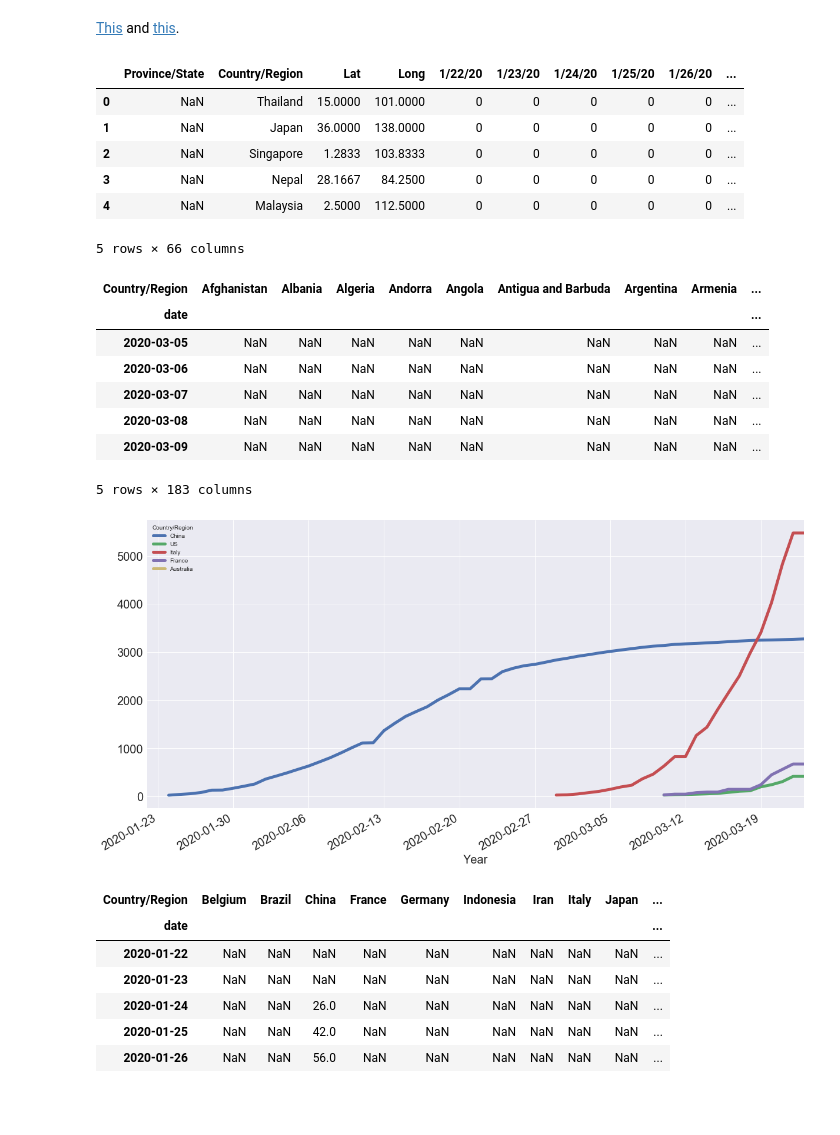
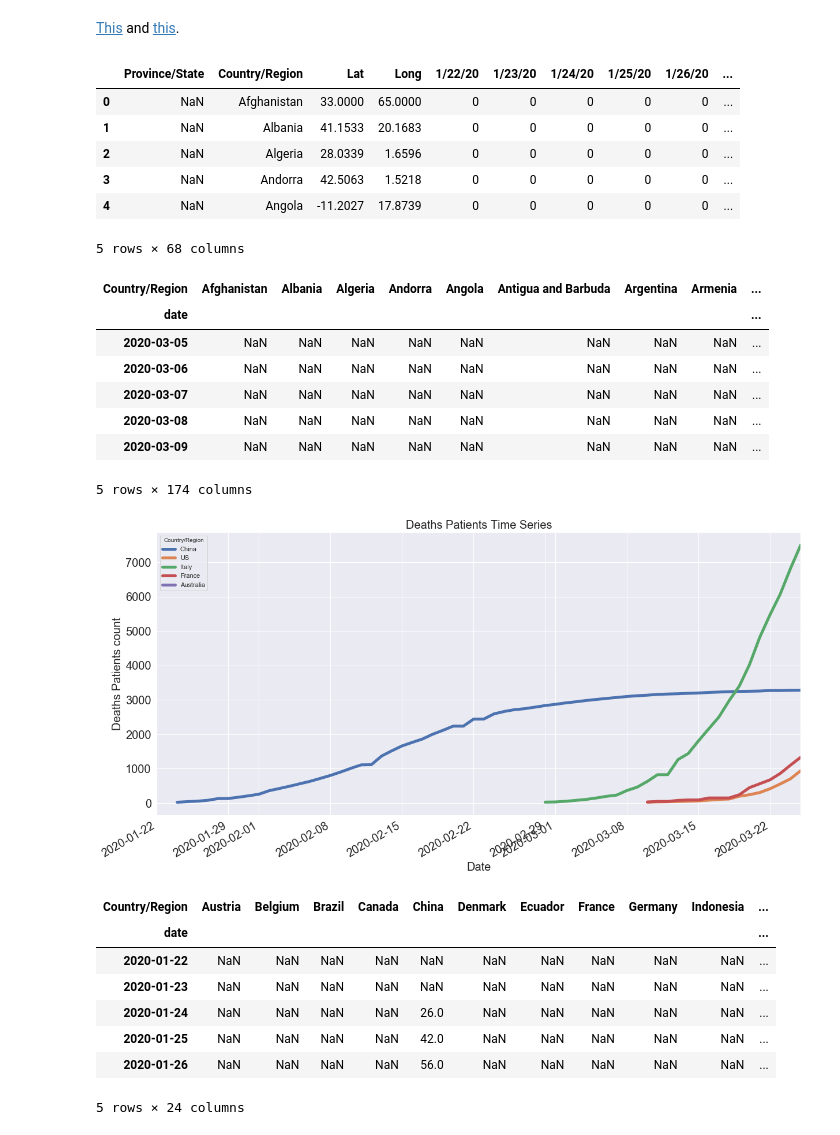
Before and after one commit to datacamp/COVID-19-EDA-tutorial, a Jupyter notebook: notebooks/1-COVID-19-EDA-solution.ipynb, the cells around one changed output. Drawn from its saved outputs; the diff is of its cells as text; code cells hidden in the pictures; blank space fills up the shorter version.

```diff
--- a/notebooks/1-COVID-19-EDA-solution.ipynb
+++ b/notebooks/1-COVID-19-EDA-solution.ipynb
@@ -20,5 +20,9 @@ import seaborn as sns
 # Set style & figures inline
 sns.set()
 %matplotlib inline
+# %%
+confirmed_cases_data_url = 'https://raw.githubusercontent.com/CSSEGISandData/COVID-19/master/csse_covid_19_data/csse_covid_19_time_series/time_series_covid19_confirmed_global.csv'
+death_cases_data_url = 'https://raw.githubusercontent.com/CSSEGISandData/COVID-19/master/csse_covid_19_data/csse_covid_19_time_series/time_series_covid19_deaths_global.csv'
+recovery_cases_data_url = 'https://raw.githubusercontent.com/CSSEGISandData/COVID-19/master/csse_covid_19_data/csse_covid_19_time_series/time_series_covid19_recovered_global.csv'
 # %%
 # Import data & check it out
@@ -136,16 +144,16 @@ plt.xlabel('Year', fontsize=20);
 [This](https://www.nytimes.com/interactive/2020/03/21/upshot/coronavirus-deaths-by-country.html) and [this](https://www.nytimes.com/interactive/2020/us/coronavirus-us-cases.html).
 # %%
 # Import data & check it out
-raw_data_deaths = pd.read_csv("https://raw.githubusercontent.com/CSSEGISandData/COVID-19/master/csse_covid_19_data/csse_covid_19_time_series/time_series_19-covid-Deaths.csv")
+raw_data_deaths = pd.read_csv(death_cases_data_url)
 raw_data_deaths.head()
 # %% [output]
 |  | Province/State | Country/Region | Lat | Long | 1/22/20 | 1/23/20 | 1/24/20 | 1/25/20 | 1/26/20 | ... |
-| 0 | NaN | Thailand | 15.0000 | 101.0000 | 0 | 0 | 0 | 0 | 0 | ... |
-| 1 | NaN | Japan | 36.0000 | 138.0000 | 0 | 0 | 0 | 0 | 0 | ... |
-| 2 | NaN | Singapore | 1.2833 | 103.8333 | 0 | 0 | 0 | 0 | 0 | ... |
-| 3 | NaN | Nepal | 28.1667 | 84.2500 | 0 | 0 | 0 | 0 | 0 | ... |
-| 4 | NaN | Malaysia | 2.5000 | 112.5000 | 0 | 0 | 0 | 0 | 0 | ... |
+| 0 | NaN | Afghanistan | 33.0000 | 65.0000 | 0 | 0 | 0 | 0 | 0 | ... |
+| 1 | NaN | Albania | 41.1533 | 20.1683 | 0 | 0 | 0 | 0 | 0 | ... |
+| 2 | NaN | Algeria | 28.0339 | 1.6596 | 0 | 0 | 0 | 0 | 0 | ... |
+| 3 | NaN | Andorra | 42.5063 | 1.5218 | 0 | 0 | 0 | 0 | 0 | ... |
+| 4 | NaN | Angola | -11.2027 | 17.8739 | 0 | 0 | 0 | 0 | 0 | ... |
-5 rows × 66 columns
+5 rows × 68 columns
 # %%
 # Group by region
 data_day = raw_data_deaths.groupby(['Country/Region']).sum().drop(['Lat', 'Long'], axis=1)
@@ -169,25 +177,28 @@ df.tail()
 | 2020-03-07 | NaN | NaN | NaN | NaN | NaN | NaN | NaN | NaN | ... |
 | 2020-03-08 | NaN | NaN | NaN | NaN | NaN | NaN | NaN | NaN | ... |
 | 2020-03-09 | NaN | NaN | NaN | NaN | NaN | NaN | NaN | NaN | ... |
-5 rows × 183 columns
+5 rows × 174 columns
 # %%
 # Plot time series of several countries of interest
 poi = ['China', 'US', 'Italy', 'France', 'Australia']
 df[poi].plot(figsize=(20,10), linewidth=5, fontsize=20)
-plt.xlabel('Year', fontsize=20);
+plt.xlabel('Date', fontsize=20);
+plt.ylabel('Deaths Patients count', fontsize=20);
+plt.title('Deaths Patients Time Series', fontsize=20);
 # %% [output]
-[figure, old version]
+[figure, new version]
 # %%
 df.dropna(axis=1, how='all', inplace=True)
 df.head()
 # %% [output]
-| Country/Region | Belgium | Brazil | China | France | Germany | Indonesia | Iran | Italy | Japan | ... |
-| date |  |  |  |  |  |  |  |  |  | ... |
-| 2020-01-22 | NaN | NaN | NaN | NaN | NaN | NaN | NaN | NaN | NaN | ... |
-| 2020-01-23 | NaN | NaN | NaN | NaN | NaN | NaN | NaN | NaN | NaN | ... |
-| 2020-01-24 | NaN | NaN | 26.0 | NaN | NaN | NaN | NaN | NaN | NaN | ... |
-| 2020-01-25 | NaN | NaN | 42.0 | NaN | NaN | NaN | NaN | NaN | NaN | ... |
-| 2020-01-26 | NaN | NaN | 56.0 | NaN | NaN | NaN | NaN | NaN | NaN | ... |
+| Country/Region | Austria | Belgium | Brazil | Canada | China | Denmark | Ecuador | France | Germany | Indonesia | ... |
+| date |  |  |  |  |  |  |  |  |  |  | ... |
+| 2020-01-22 | NaN | NaN | NaN | NaN | NaN | NaN | NaN | NaN | NaN | NaN | ... |
+| 2020-01-23 | NaN | NaN | NaN | NaN | NaN | NaN | NaN | NaN | NaN | NaN | ... |
+| 2020-01-24 | NaN | NaN | NaN | NaN | 26.0 | NaN | NaN | NaN | NaN | NaN | ... |
+| 2020-01-25 | NaN | NaN | NaN | NaN | 42.0 | NaN | NaN | NaN | NaN | NaN | ... |
+| 2020-01-26 | NaN | NaN | NaN | NaN | 56.0 | NaN | NaN | NaN | NaN | NaN | ... |
+5 rows × 24 columns
 # %%
 df = df.sort_index()
 df1 = df.reset_index().drop(['date'], axis=1)
```
Also changed, not shown: parts of 23 cells of this notebook.
